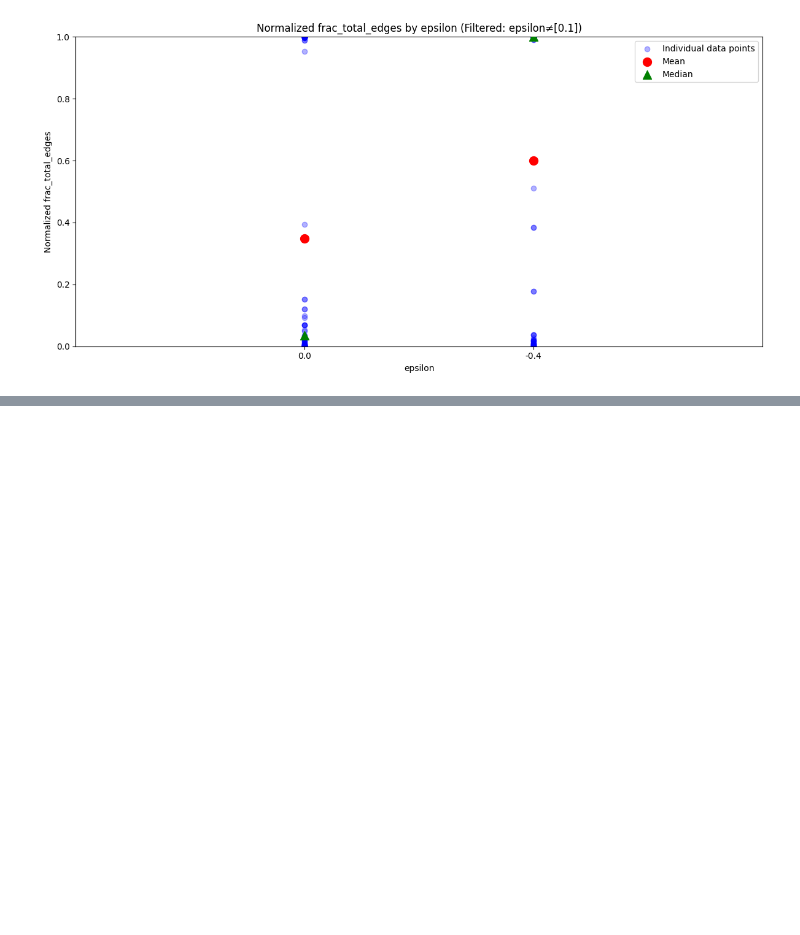
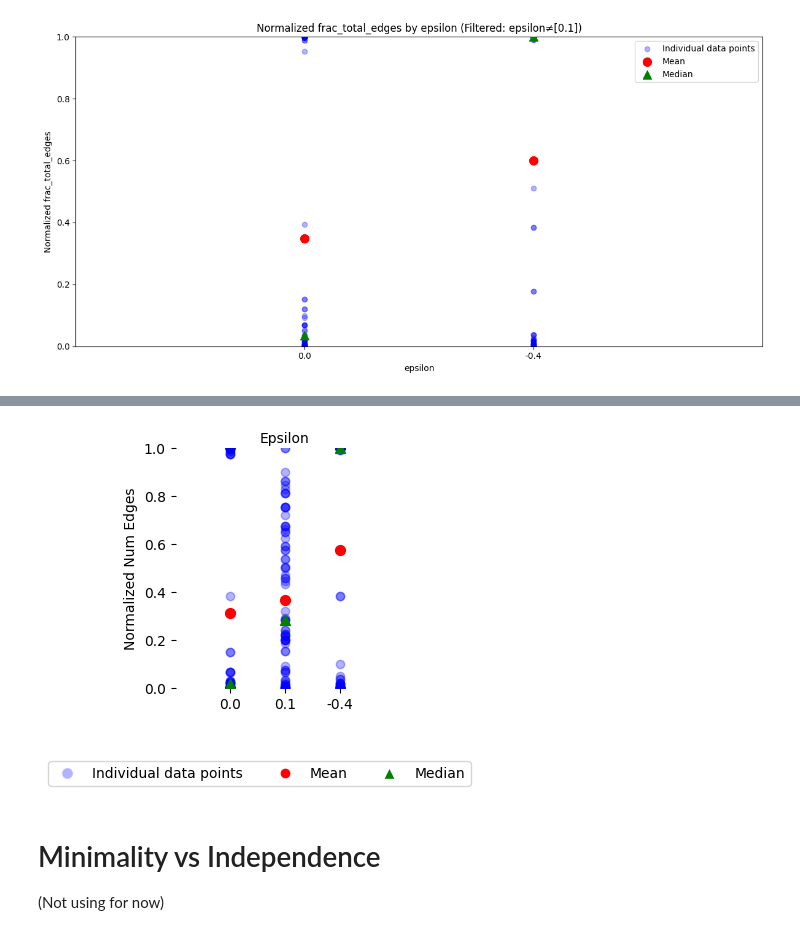
Before and after one commit to oliveradk/elk-experiments, a Jupyter notebook: jobs/hypothesis_tests.ipynb, the cells around one changed output, grey strips where cells are left out. Drawn from its saved outputs; the diff is of its cells as text; code cells hidden in the pictures; blank space fills up the shorter version.

```diff
--- a/jobs/hypothesis_tests.ipynb
+++ b/jobs/hypothesis_tests.ipynb
@@ -767,0 +794,17 @@ flexible_normalize_aggregate_and_plot(
+# %%
+# Example usage:
+fig, axes = flexible_normalize_and_plot_categories(
+    df,
+    agg_by=['epsilon'],
+    value_column='min_equiv',
+    normalize_by=['task_key'],
+    rotation=0,
+    ha='center',
+    figsize=(3, 3),
+    n_cols=1
+)
+# %% [output]
+[figure, added]
+# %% [markdown]
+# Minimality vs Independence
+(Not using for now)
```
Also changed, not shown: parts of 26 cells of this notebook.
